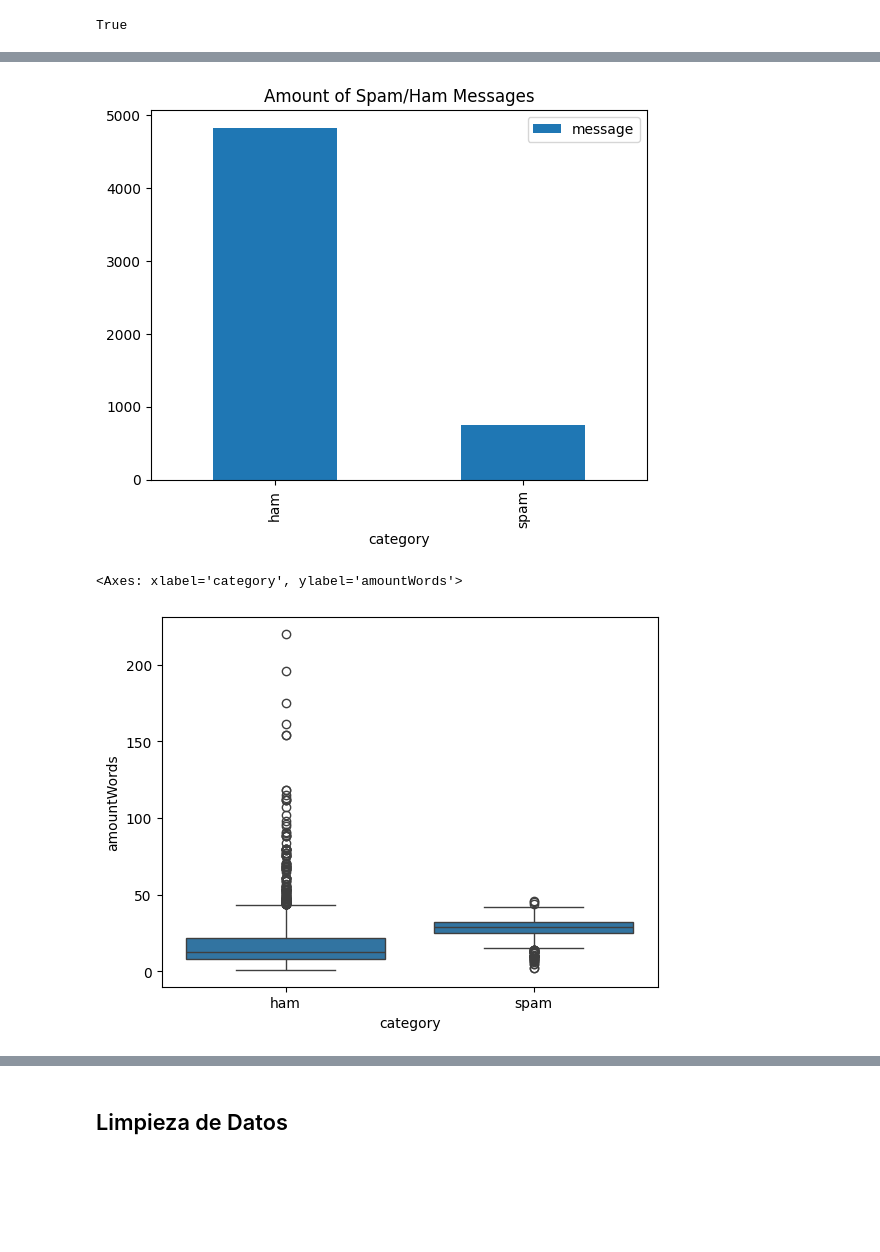
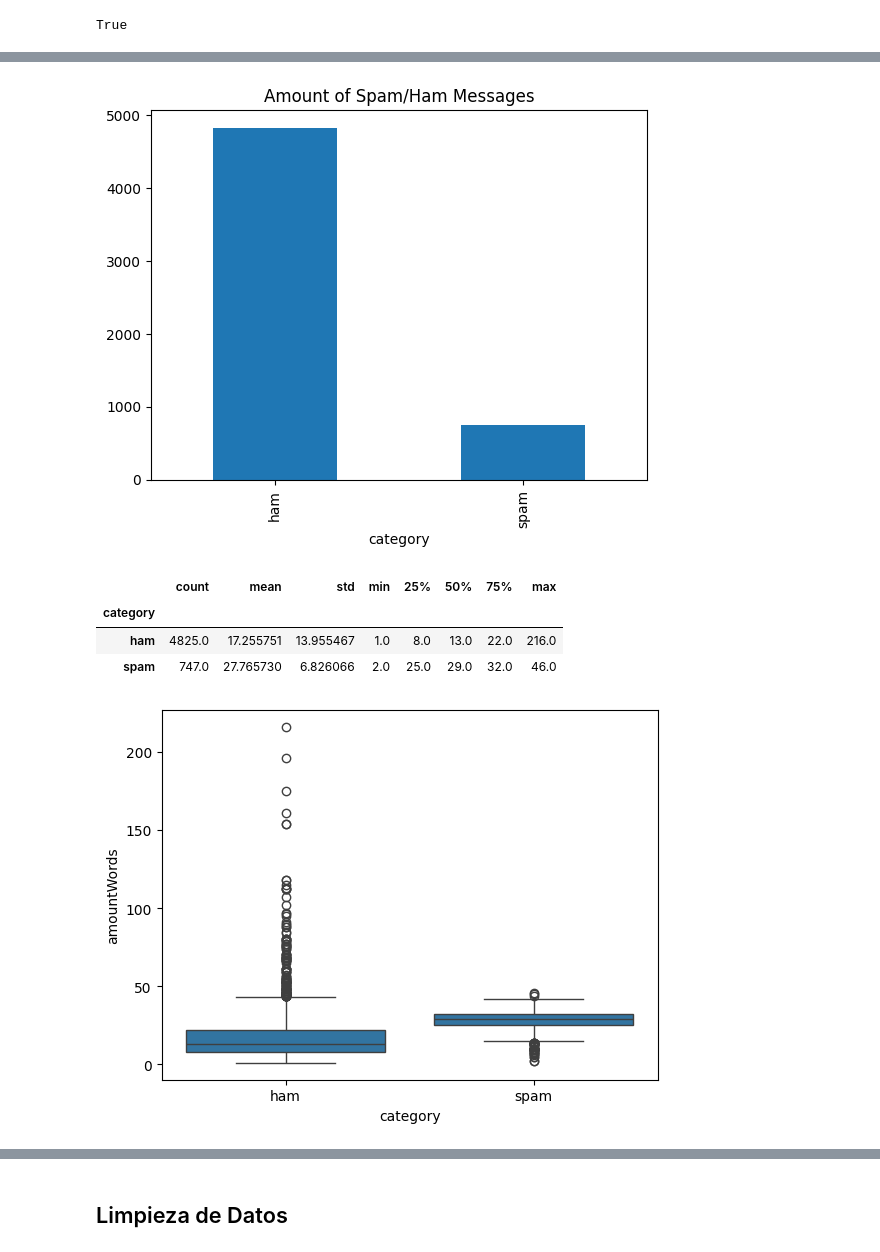
Before and after one commit to DiggsPapu/UVGIA, a Jupyter notebook: proyecto.ipynb, the cells around one changed output, grey strips where cells are left out. Saved outputs shown, nothing was run; the diff lists cells and outputs as text; code cells hidden in the pictures; blank space fills up the shorter version.

Commit message:
update:Lemmatization&Stemming&Cleaning
Se realizo todo el modulo de la limpieza de los datos, de manera que ya esta listo para empezar a trabajar el modelo

```diff
--- a/proyecto.ipynb
+++ b/proyecto.ipynb
@@ -35,5 +36,11 @@ datos = pd.read_csv('spam-2.csv', encoding='iso-8859-2')
 datos = datos[["v1", "v2"]]
 # Rename columns
 datos = datos.rename(columns={"v1": "category", "v2": "message"})
+# Convert to minus letters
+datos["message"] = datos["message"].apply(lambda x: x.lower())
+# Get the words splitted with the tokenize function
+datos["words"] = datos["message"].apply(lambda x: nltk.tokenize.word_tokenize(x))
+# Get the amount of words per message
+datos["amountWords"] = datos["words"].apply(lambda x: len(x))
 datos.head()
 # %% [output]
@@ -46,21 +53,15 @@ datos.head()
 # %%
 # Amount of ham and spam
-datos.groupby(["category"]).count().plot(kind = 'bar')
+datos.groupby(["category"])["category"].count().plot(kind = 'bar')
 plt.title("Amount of Spam/Ham Messages")
 plt.show()
+# plot amount of words by ham or spam
+sns.boxplot(x="category", y="amountWords", data=datos)
+datos.groupby(["category"])["amountWords"].describe()
 # %% [output]
-[figure, old version]
+[figure, new version]
+|  | count | mean | std | min | 25% | 50% | 75% | max |
+| category |  |  |  |  |  |  |  |  |
+| ham | 4825.0 | 17.255751 | 13.955467 | 1.0 | 8.0 | 13.0 | 22.0 | 216.0 |
+| spam | 747.0 | 27.765730 | 6.826066 | 2.0 | 25.0 | 29.0 | 32.0 | 46.0 |
+[figure, added]
-# %%
-# Get the words splitted with the tokenize function
-# datos["words"] = datos["message"].apply(lambda x: nltk.tokenize.word_tokenize(x))
-# plot amount of words by ham or spam
-# datos["amountWords"] = datos["words"].apply(lambda x: len(x))
-# datos.groupby(["category"])["amountWords"].plot(kind='box')
-# datos.where(datos["category"]=='ham')
-# datos[datos["category"]=='ham']["amountWords"].plot(kind='box', label='ham')
-# datos[datos["category"]=='spam']["amountWords"].plot(kind='box', label='spam')
-sns.boxplot(x="category", y="amountWords", data=datos)
-# plt.show()
-# %% [output]
-<Axes: xlabel='category', ylabel='amountWords'>
-[figure, removed]
```
Also changed, not shown: parts of 11 cells of this notebook.
